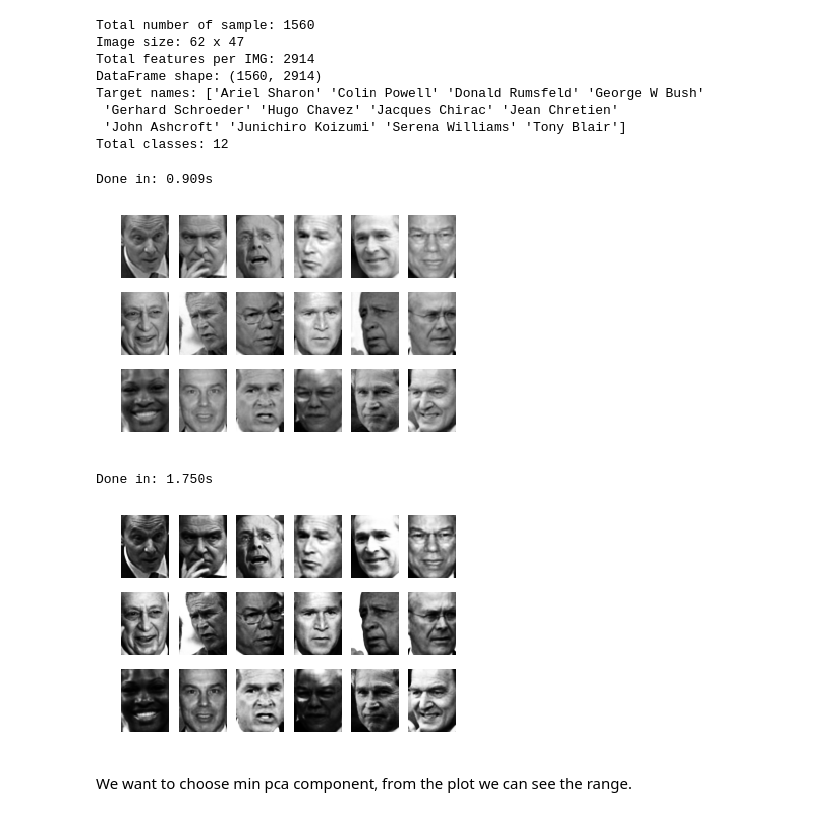
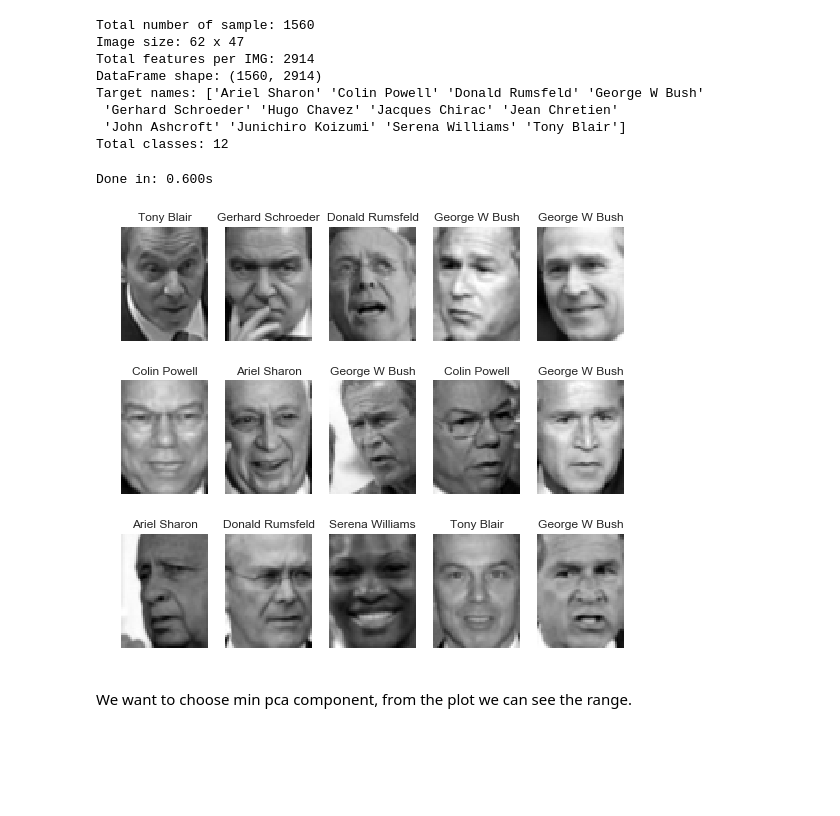
Before and after one commit to MengYao89/Data_Analysis, a Jupyter notebook: Jupyter/Face Recognition.ipynb, the cells around one changed output. Saved outputs shown, nothing was run; the diff lists cells and outputs as text; code cells hidden in the pictures; blank space fills up the shorter version.

```diff
--- a/Jupyter/Face Recognition.ipynb
+++ b/Jupyter/Face Recognition.ipynb
@@ -39,29 +48,30 @@ Total classes: 12
 # %%
 st_time = time()
 
-fig, ax = plt.subplots(3, 6)
+fig, ax = plt.subplots(3, 5, figsize=(9, 8))
+
 for i, axi in enumerate(ax.flat):
     axi.imshow(ori_faces.images[i], cmap='gray')
+    axi.set_title(ori_faces.target_names[ori_faces.target[i]])
     axi.axis('off')
 
 print('Done in: {:0.3f}s'.format(time()-st_time))
 # %% [output]
-Done in: 0.909s
+Done in: 0.600s
-[figure, old version]
+[figure, new version]
 # %%
-st_time = time()
+# st_time = time()
 
-ori_faces.images = exposure.equalize_hist(ori_faces.images)
+# ori_faces.images = exposure.equalize_hist(ori_faces.images)
 
-fig, ax = plt.subplots(3, 6)
-for i, axi in enumerate(ax.flat):
-    axi.imshow(ori_faces.images[i], cmap='gray')
-    axi.axis('off')
+# fig, ax = plt.subplots(3, 5, figsize=(9, 8))
 
-print('Done in: {:0.3f}s'.format(time()-st_time))
+# for i, axi in enumerate(ax.flat):
+#     axi.imshow(ori_faces.images[i], cmap='gray')
+#     axi.set_title(ori_faces.target_names[ori_faces.target[i]])
+#     axi.axis('off')
+
+# print('Done in: {:0.3f}s'.format(time()-st_time))
-# %% [output]
-Done in: 1.750s
-[figure, removed]
 # %%
 from sklearn.cross_validation import train_test_split
 
```
Also changed, not shown: parts of 11 cells of this notebook.
